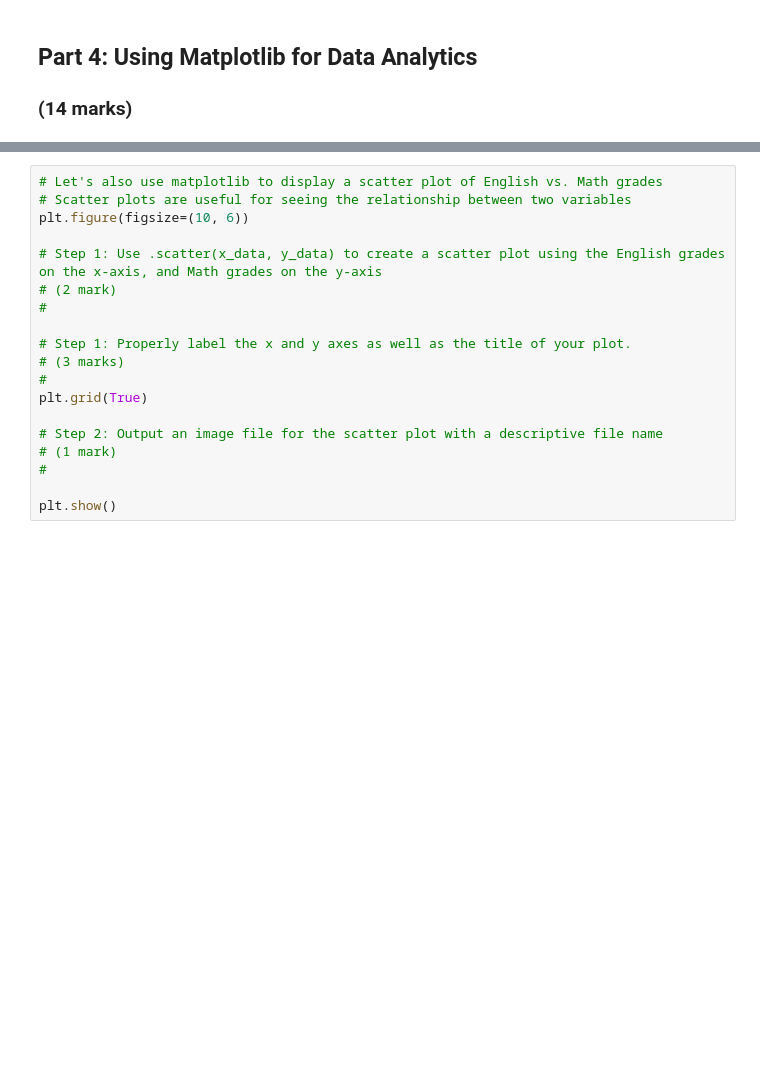
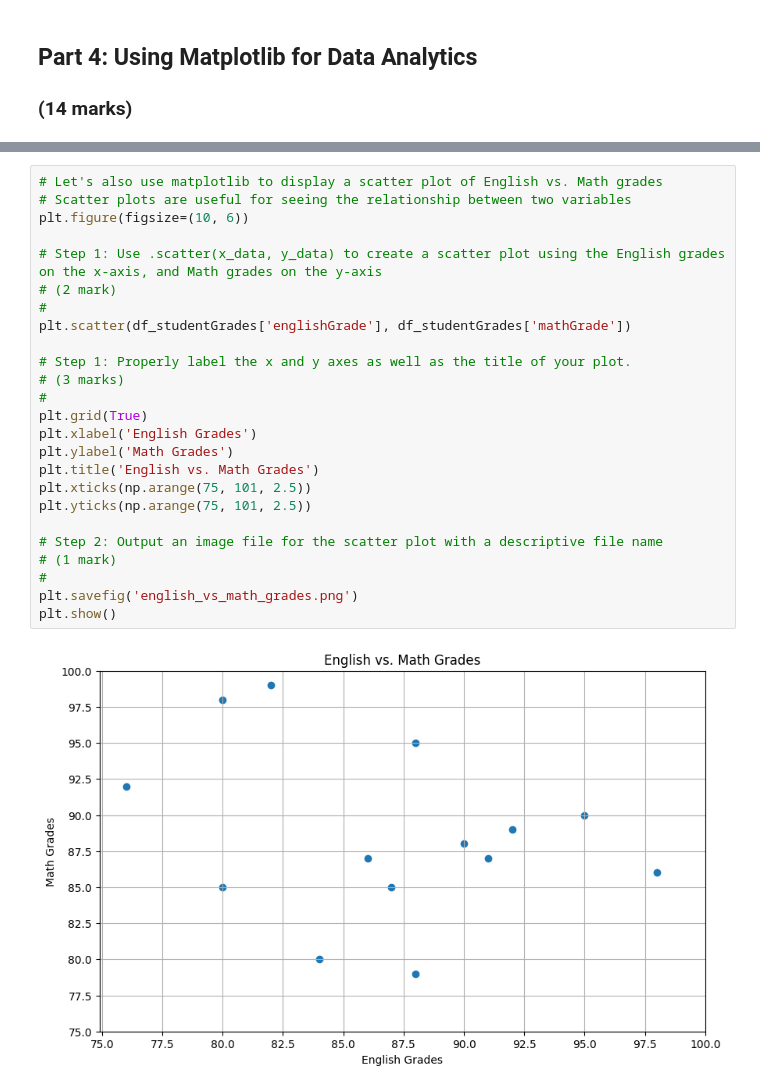
Before and after one commit to SebastianVanegasPerez/engg680_2024_fall, a Jupyter notebook: Lab_Assignment1/StudentGradeManagementSystem.ipynb, the cells around one changed output, grey strips where cells are left out. Drawn from its saved outputs; the diff is of its cells as text; blank space fills up the shorter version.

```diff
--- a/Lab_Assignment1/StudentGradeManagementSystem.ipynb
+++ b/Lab_Assignment1/StudentGradeManagementSystem.ipynb
@@ -502,22 +512,30 @@ plt.show()
 # %%
 # Let's also use matplotlib to display a scatter plot of English vs. Math grades
 # Scatter plots are useful for seeing the relationship between two variables
 plt.figure(figsize=(10, 6))
 
 # Step 1: Use .scatter(x_data, y_data) to create a scatter plot using the English grades on the x-axis, and Math grades on the y-axis
 # (2 mark)
 #
+plt.scatter(df_studentGrades['englishGrade'], df_studentGrades['mathGrade'])
 
 # Step 1: Properly label the x and y axes as well as the title of your plot.
 # (3 marks)
 #
 plt.grid(True)
+plt.xlabel('English Grades')
+plt.ylabel('Math Grades')
+plt.title('English vs. Math Grades')
+plt.xticks(np.arange(75, 101, 2.5))
+plt.yticks(np.arange(75, 101, 2.5))
 
 # Step 2: Output an image file for the scatter plot with a descriptive file name
 # (1 mark)
 #
-
+plt.savefig('english_vs_math_grades.png')
 plt.show()
+# %% [output]
+[figure, added]
 # %%
 # From the scatter plot, is there a relationship between the Math and English grades?
 # (1 mark)
```
Also changed, not shown: parts of 7 cells of this notebook.
